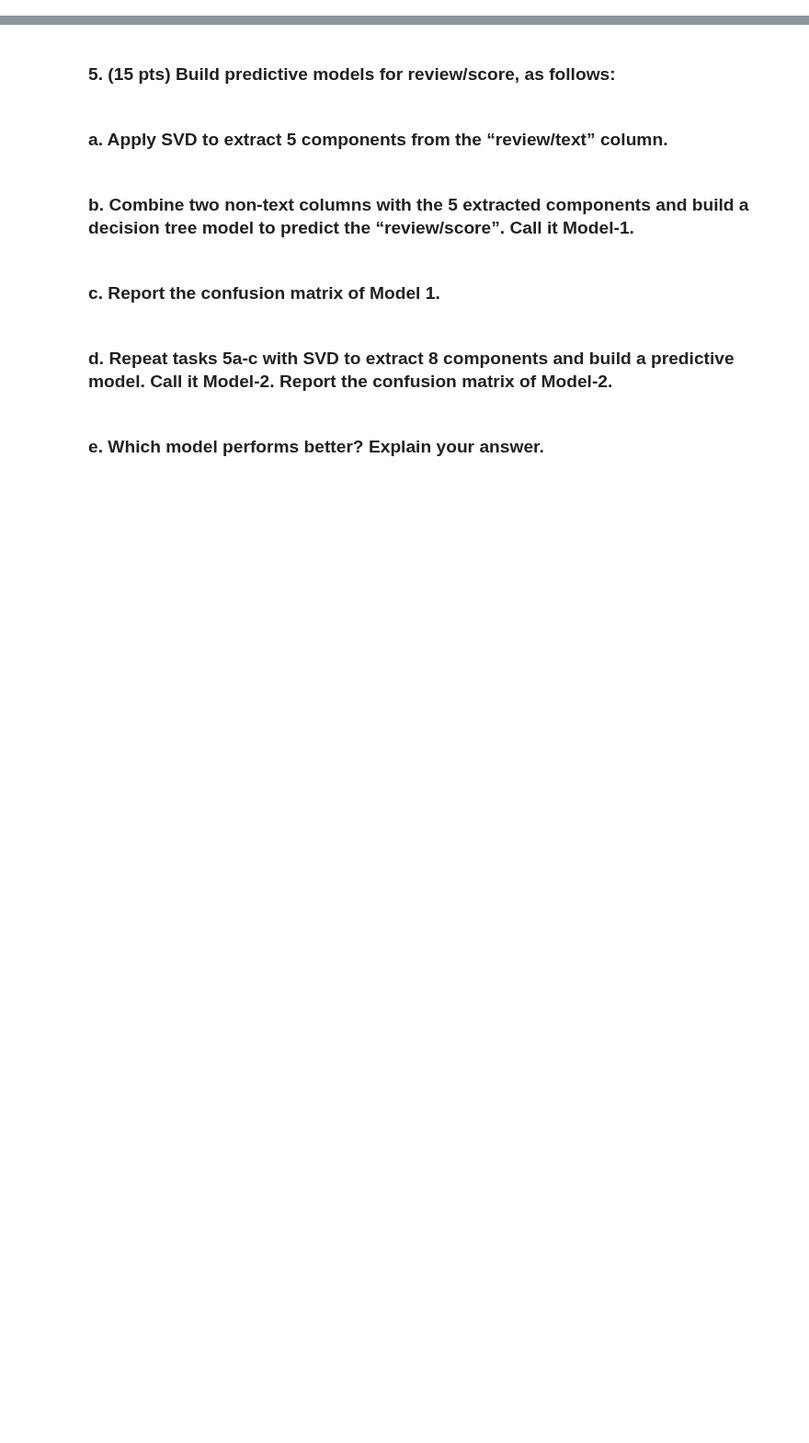
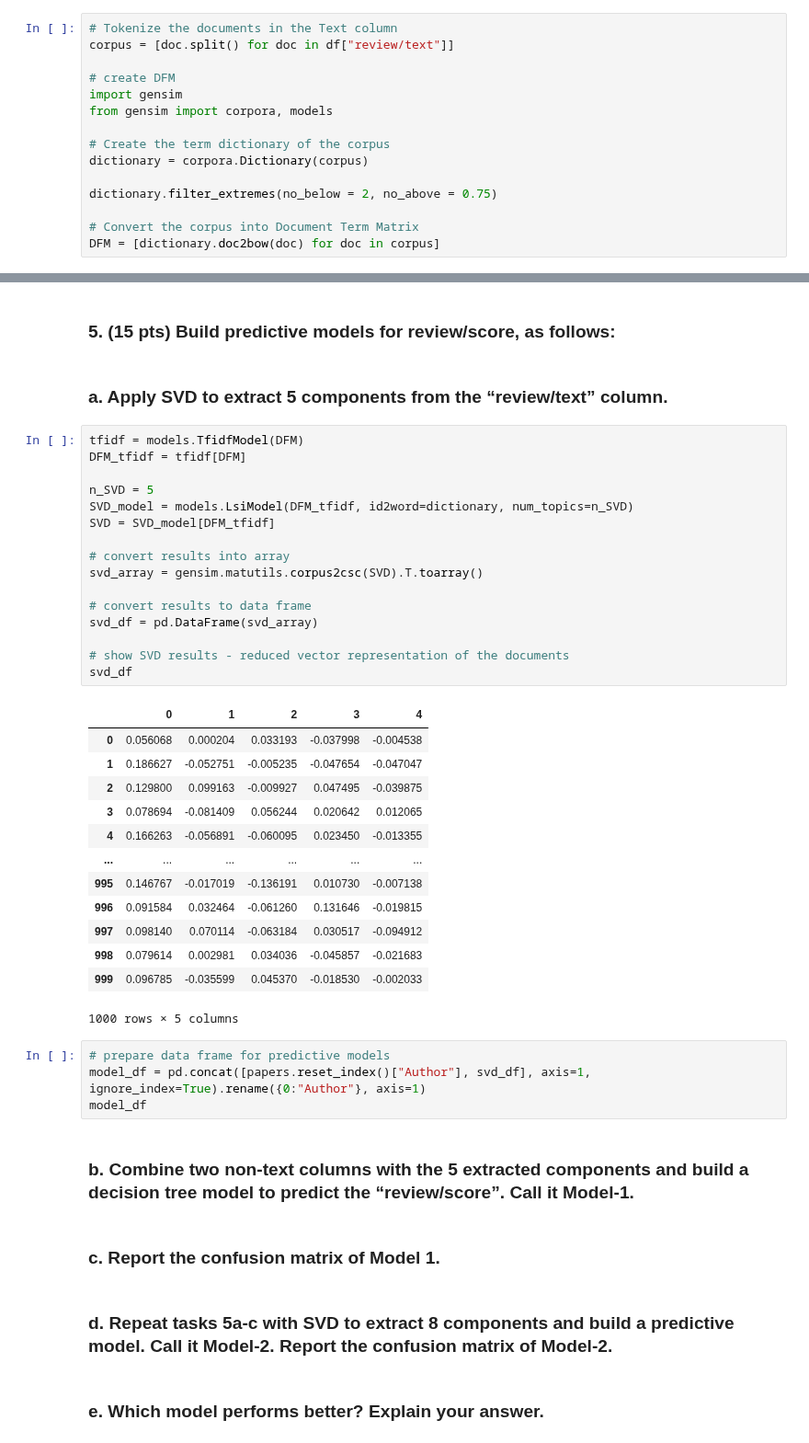
Before and after one commit to EviIius/6211_Advanced_BA, a Jupyter notebook: Assignment3_TextMining/Text-Mining.ipynb, the cells around one changed output, grey strips where cells are left out. Shown at 92% size. Drawn from its saved outputs; the diff is of its cells as text; blank space fills up the shorter version.

```diff
--- a/Assignment3_TextMining/Text-Mining.ipynb
+++ b/Assignment3_TextMining/Text-Mining.ipynb
@@ -403,3 +377,18 @@ model.wv.most_similar("read", topn=10)
 KeyError: "Key 'read' not present in vocabulary"
 # %% [markdown]
 ### **4. (10 pts) Perform topic modeling on “review/text” using LDA model and generate 6 topics. In the word document, show the topic model output for each of the 6 topics as the linear combination of the terms. For 2 of the topics, write a short description in 2-3 sentences for each topic.**
+# %%
+# Tokenize the documents in the Text column
+corpus = [doc.split() for doc in df["review/text"]]
+
+# create DFM
+import gensim
+from gensim import corpora, models
+
+# Create the term dictionary of the corpus
+dictionary = corpora.Dictionary(corpus)
+
+dictionary.filter_extremes(no_below = 2, no_above = 0.75)
+
+# Convert the corpus into Document Term Matrix
+DFM = [dictionary.doc2bow(doc) for doc in corpus]
@@ -407,6 +428,40 @@ KeyError: "Key 'read' not present in vocabulary"
 ### **5. (15 pts) Build predictive models for review/score, as follows:**
 # %% [markdown]
 ### **a. Apply SVD to extract 5 components from the “review/text” column.**
+# %%
+tfidf = models.TfidfModel(DFM)
+DFM_tfidf = tfidf[DFM]
+
+n_SVD = 5
+SVD_model = models.LsiModel(DFM_tfidf, id2word=dictionary, num_topics=n_SVD)
+SVD = SVD_model[DFM_tfidf]
+
+# convert results into array
+svd_array = gensim.matutils.corpus2csc(SVD).T.toarray()
+
+# convert results to data frame
+svd_df = pd.DataFrame(svd_array)
+
+# show SVD results - reduced vector representation of the documents
+svd_df
+# %% [output]
+|  | 0 | 1 | 2 | 3 | 4 |
+| 0 | 0.056068 | 0.000204 | 0.033193 | -0.037998 | -0.004538 |
+| 1 | 0.186627 | -0.052751 | -0.005235 | -0.047654 | -0.047047 |
+| 2 | 0.129800 | 0.099163 | -0.009927 | 0.047495 | -0.039875 |
+| 3 | 0.078694 | -0.081409 | 0.056244 | 0.020642 | 0.012065 |
+| 4 | 0.166263 | -0.056891 | -0.060095 | 0.023450 | -0.013355 |
+| ... | ... | ... | ... | ... | ... |
+| 995 | 0.146767 | -0.017019 | -0.136191 | 0.010730 | -0.007138 |
+| 996 | 0.091584 | 0.032464 | -0.061260 | 0.131646 | -0.019815 |
+| 997 | 0.098140 | 0.070114 | -0.063184 | 0.030517 | -0.094912 |
+| 998 | 0.079614 | 0.002981 | 0.034036 | -0.045857 | -0.021683 |
+| 999 | 0.096785 | -0.035599 | 0.045370 | -0.018530 | -0.002033 |
+1000 rows × 5 columns
+# %%
+# prepare data frame for predictive models
+model_df = pd.concat([papers.reset_index()["Author"], svd_df], axis=1, ignore_index=True).rename({0:"Author"}, axis=1)
+model_df
 # %% [markdown]
 ### **b. Combine two non-text columns with the 5 extracted components and build a decision tree model to predict the “review/score”. Call it Model-1.**
 # %% [markdown]
```
Also changed, not shown: parts of 5 cells of this notebook.
